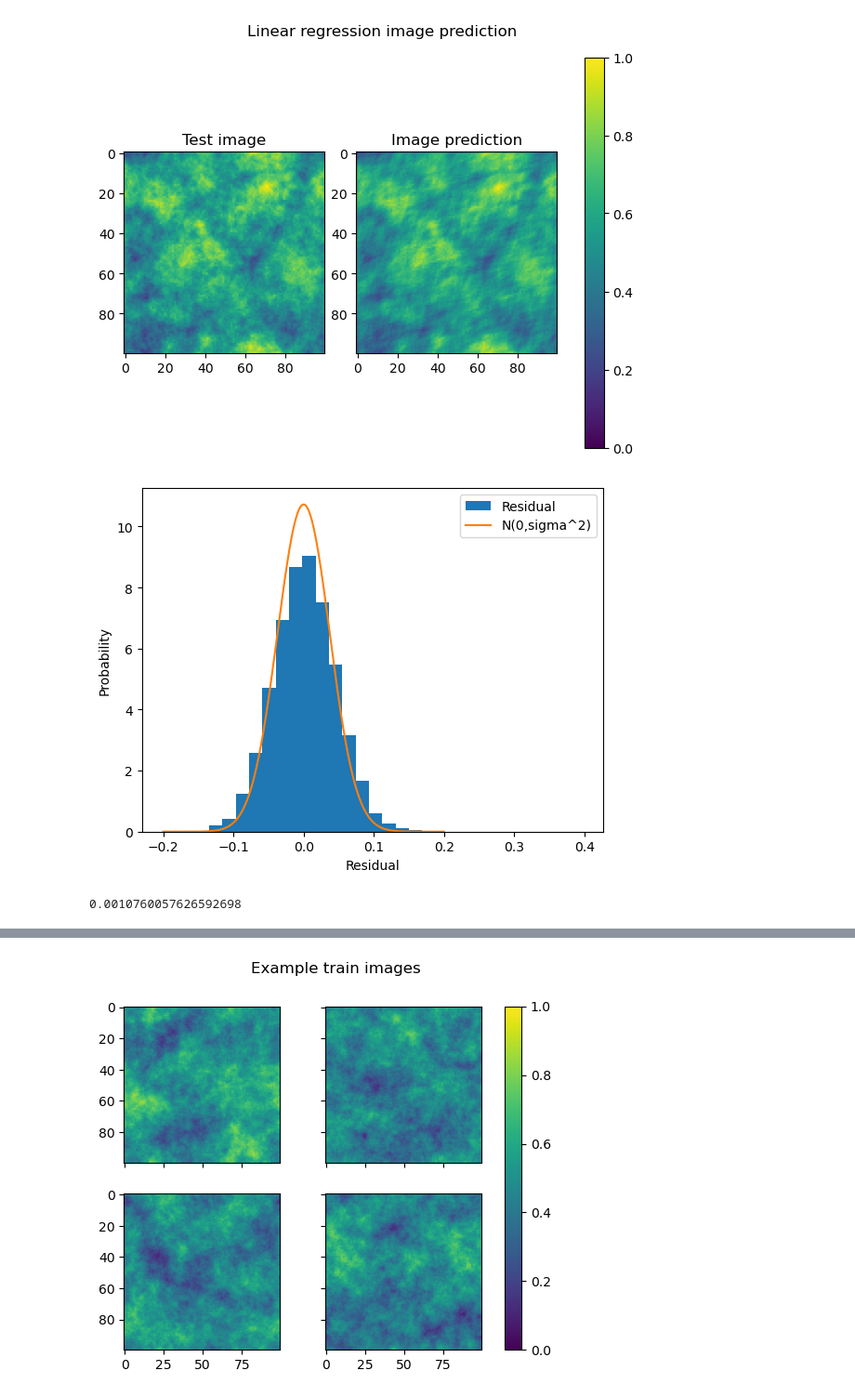
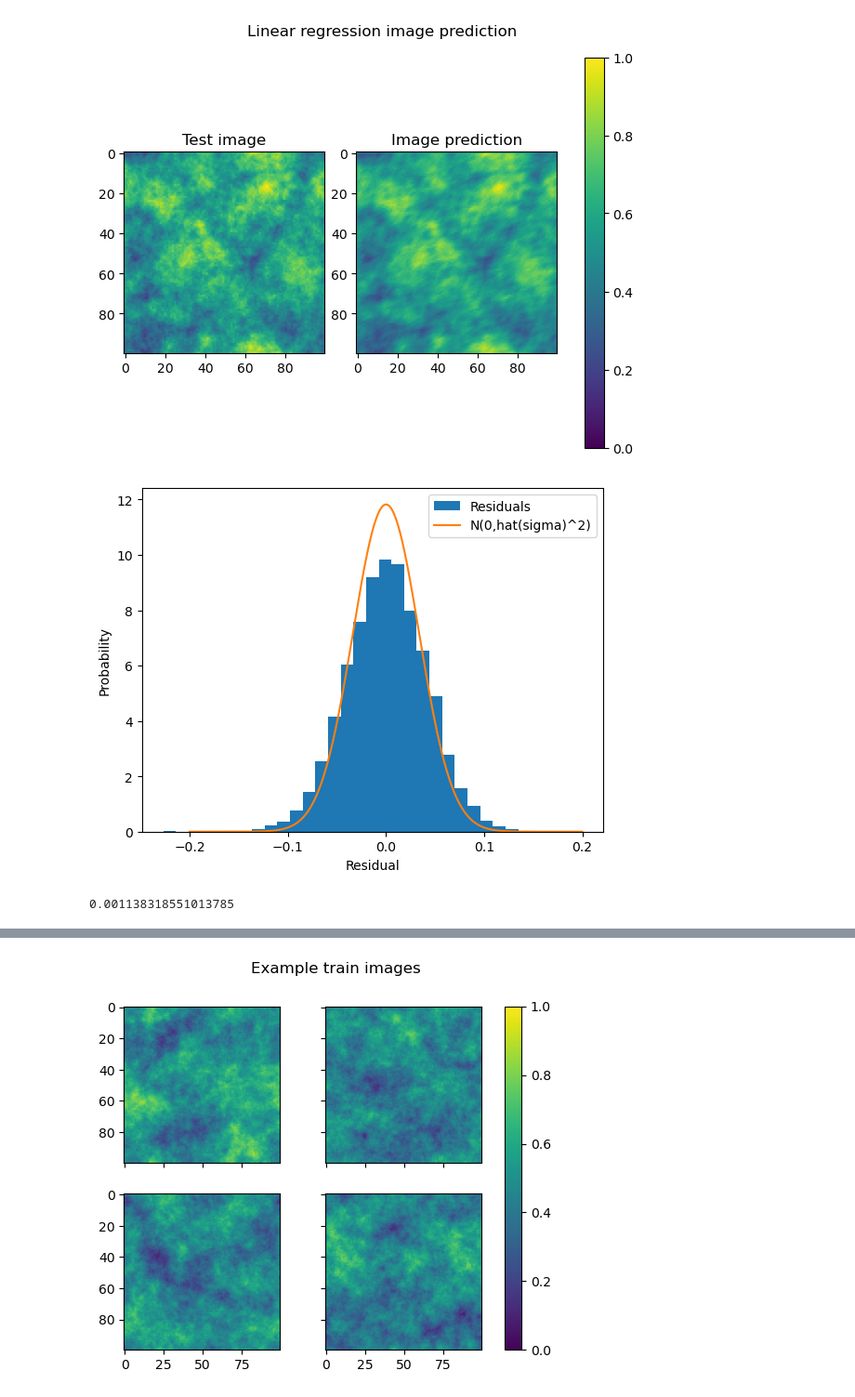
Before and after one commit to torgeirlw/master_git, a Jupyter notebook: linear_gen/lin_gen_gauss_padding.ipynb, the cells around one changed output, grey strips where cells are left out. Shown at 93% size. Saved outputs shown, nothing was run; the diff lists cells and outputs as text; code cells hidden in the pictures.

```diff
--- a/linear_gen/lin_gen_gauss_padding.ipynb
+++ b/linear_gen/lin_gen_gauss_padding.ipynb
@@ -40,8 +40,8 @@ test_dataset = (test_dataset-np.min(test_dataset))/(np.max(test_dataset)-np.min(
 #plt.imshow(dataset[1])
 #plt.colorbar()
 # %%
-dataset2 = np.pad(dataset,((0,0),(5,5),(5,5)), mode='constant', constant_values=0)
-test_dataset2 = np.pad(test_dataset,((0,0),(5,5),(5,5)), mode='constant', constant_values=0)
+dataset2 = np.pad(dataset,((0,0),(5,5),(5,5)), mode='constant', constant_values=0.5)
+test_dataset2 = np.pad(test_dataset,((0,0),(5,5),(5,5)), mode='constant', constant_values=0.5)
 # %%
 def create_nbh(ims, nbh_size):
     m, n = nbh_size
@@ -111,7 +111,9 @@ def seq_sim(new_im, params, nbh_size):
     #new_im = dataset[4]
     new_im_sample = new_im.copy()
     #new_im_sample = np.zeros(new_im.shape)
-    pred_im = np.zeros(new_im.shape)#new_im.copy()
+    #new_im_sample = np.full(new_im.shape,0.5)
+    pred_im = np.full(new_im.shape,0.5) #new_im.copy()
+
     m, n = nbh_size
     for i in range(m, new_im.shape[0]-m):
         for j in range(n, new_im.shape[1]-n):
@@ -132,7 +134,7 @@ def seq_sim(new_im, params, nbh_size):
             #new_im_sample[i,j] = sample
             pred_im[i,j] = pred
 
-    return pred_im[m:-m, n:-n]#pred_imnew_im_sample[m:-m, n:-n]
+    return pred_im[m:-m, n:-n]#new_im_sample[m:-m, n:-n]#pred_im[m:-m, n:-n]#pred_imnew_im_sample[m:-m, n:-n]
 # %%
 seq_sim_sample = seq_sim(test_dataset2[2],parameters_estimate, (5,5))
 # %%
@@ -281,18 +283,18 @@ from scipy.stats import norm
 seq_sim_pred = seq_sim(test_dataset2[7],parameters_estimate, (5,5))
 # %%
 x = np.arange(-0.2, 0.2, 0.0001)
-plt.hist((test_dataset2[7][5:105,5:105]-seq_sim_pred).flatten(), bins=30, density=True,label="Residual")
-plt.plot(x, norm.pdf(x, 0, np.sqrt(parameters_estimate[1])), label= 'N(0,sigma^2)')
+plt.hist((test_dataset2[7][5:105,5:105]-seq_sim_pred).flatten(), bins=30, density=True,label="Residuals")
+plt.plot(x, norm.pdf(x, 0, np.sqrt(parameters_estimate[1])), label= 'N(0,hat(sigma)^2)')
 plt.xlabel('Residual')
 plt.ylabel('Probability')
 plt.legend()
 plt.show()
 # %% [output]
-[figure, old version]
+[figure, new version]
 # %%
 parameters_estimate[1]
 # %% [output]
-0.0010760057626592698
+0.001138318551013785
 # %%
 fig, axes = plt.subplots(nrows=2, ncols=2)#,sharex=True, sharey=True)
 
```
Also changed, not shown: parts of 10 cells of this notebook, 23 other files.
